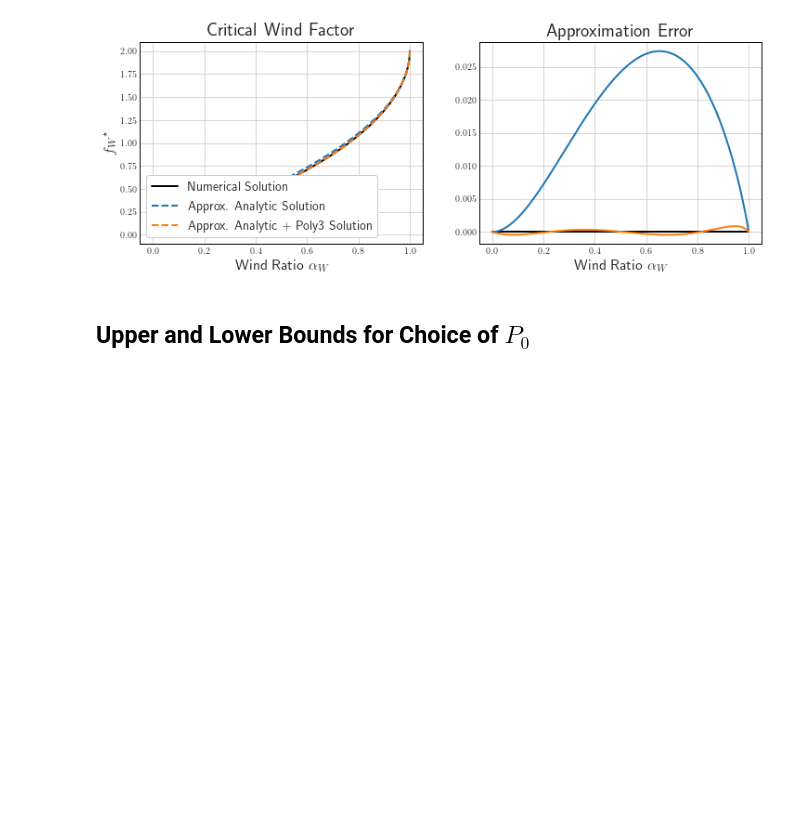
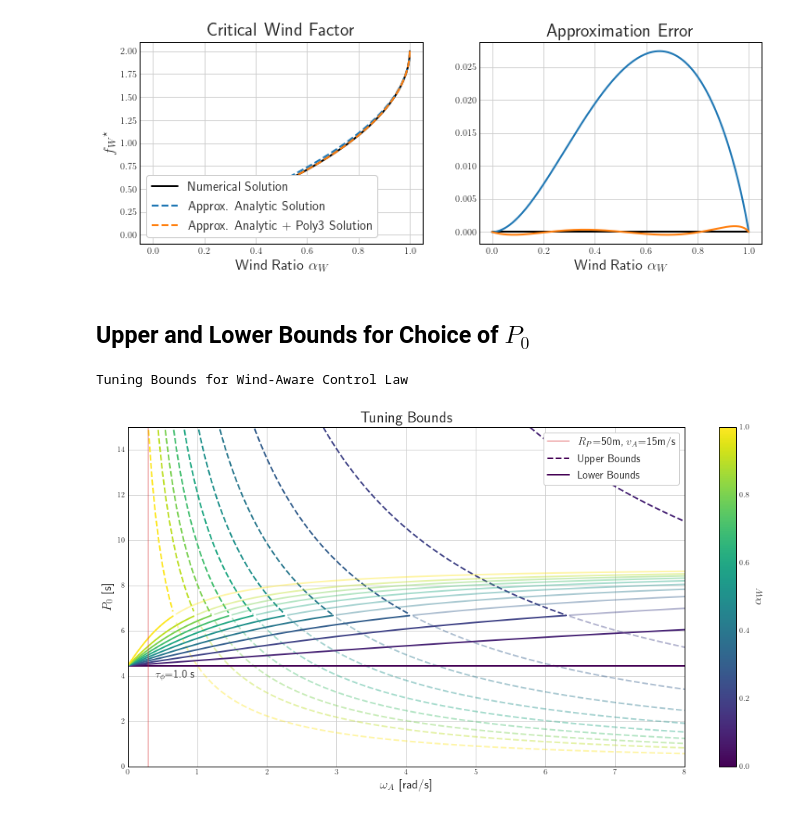
Before and after one commit to tstastny/windy_guidance_stability_analysis, a Jupyter notebook: Stability Analysis of Wind-Aware Guidance for Fixed-Wing UAVs.ipynb, the cells around one changed output. Drawn from its saved outputs; the diff is of its cells as text; code cells hidden in the pictures; blank space fills up the shorter version.

Commit message:
tuning bounds

```diff
--- a/Stability Analysis of Wind-Aware Guidance for Fixed-Wing UAVs.ipynb
+++ b/Stability Analysis of Wind-Aware Guidance for Fixed-Wing UAVs.ipynb
@@ -762,0 +867,54 @@ plt.show()
+# %%
+cmap = plt.cm.get_cmap('viridis', len_alpW)
+alpha_plot = 0.4
+
+fig = plt.figure(figsize=(16,8))
+spec = gridspec.GridSpec(ncols=1, nrows=1, figure=fig)
+
+ax1 = fig.add_subplot(spec[:, 0])
+# ax2 = fig.add_subplot(spec[:, 1])
+
+ax1.set_title(r'Tuning Bounds')
+ax1.set_xlabel(r'${\omega_A}$ [rad/s]')
+ax1.set_ylabel(r'$P_0$ [s]')
+ax1.set_xlim([omA_data[0], 8])#omA_data[-1]])
+ax1.set_xlim([omA_data[0], 8])#omA_data[-1]])
+ax1.set_ylim([0, 15])
+
+idx_tauR = 1
+
+for i in range(len_alpW):
+    ax1.plot(omA_data, P_upper_data_left[idx_tauR,i,:], linewidth=plot_lw, color=cmap(i), linestyle='--')
+    ax1.plot(omA_data, P_upper_data_right[idx_tauR,i,:], linewidth=plot_lw, color=cmap(i), linestyle='--', alpha=alpha_plot)
+
+for i in range(len_alpW):
+    ax1.plot(omA_data, P_lower_data_left[idx_tauR,i,:], linewidth=plot_lw, color=cmap(i))
+    ax1.plot(omA_data, P_lower_data_right[idx_tauR,i,:], linewidth=plot_lw, color=cmap(i), alpha=alpha_plot)
+ax1.text(0.4, P_lower_data[idx_tauR,i,0]-0.5, r'$\tau_\phi$=%.1f s' %tauR_data[idx_tauR], fontsize=14)
+
+ax1.plot([15/50, 15/50], [0, 20], color='tab:red', alpha=alpha_plot, label=r'$R_P$=50m, $v_A$=15m/s')
+
+# plot dummy data for legend
+dummy_data = np.array([np.nan, np.nan])
+dummy_plot_upper = ax1.plot(dummy_data, dummy_data, linewidth=plot_lw, linestyle='--', color=cmap(0), label=r'Upper Bounds')
+dummy_plot_lower = ax1.plot(dummy_data, dummy_data, linewidth=plot_lw, color=cmap(0), label=r'Lower Bounds')
+
+ax1.legend(loc='upper right')
+
+# plot dummy data to have stand alone colorbar
+dummy_array = np.array([[0,1]])
+dummy_image = ax1.imshow(dummy_array, cmap='viridis')
+dummy_image.set_visible(False)
+fig.colorbar(dummy_image, ax=ax1, label=r'$\alpha_W$')
+
+ax1.set_aspect('auto')
+
+# save pdf
+if False:
+    plt.savefig('p0_tuning_bounds.pdf')
+
+print('Tuning Bounds for Wind-Aware Control Law')
+plt.show()
+# %% [output]
+Tuning Bounds for Wind-Aware Control Law
+[figure, added]
```
Also changed, not shown: parts of 2 cells of this notebook.
